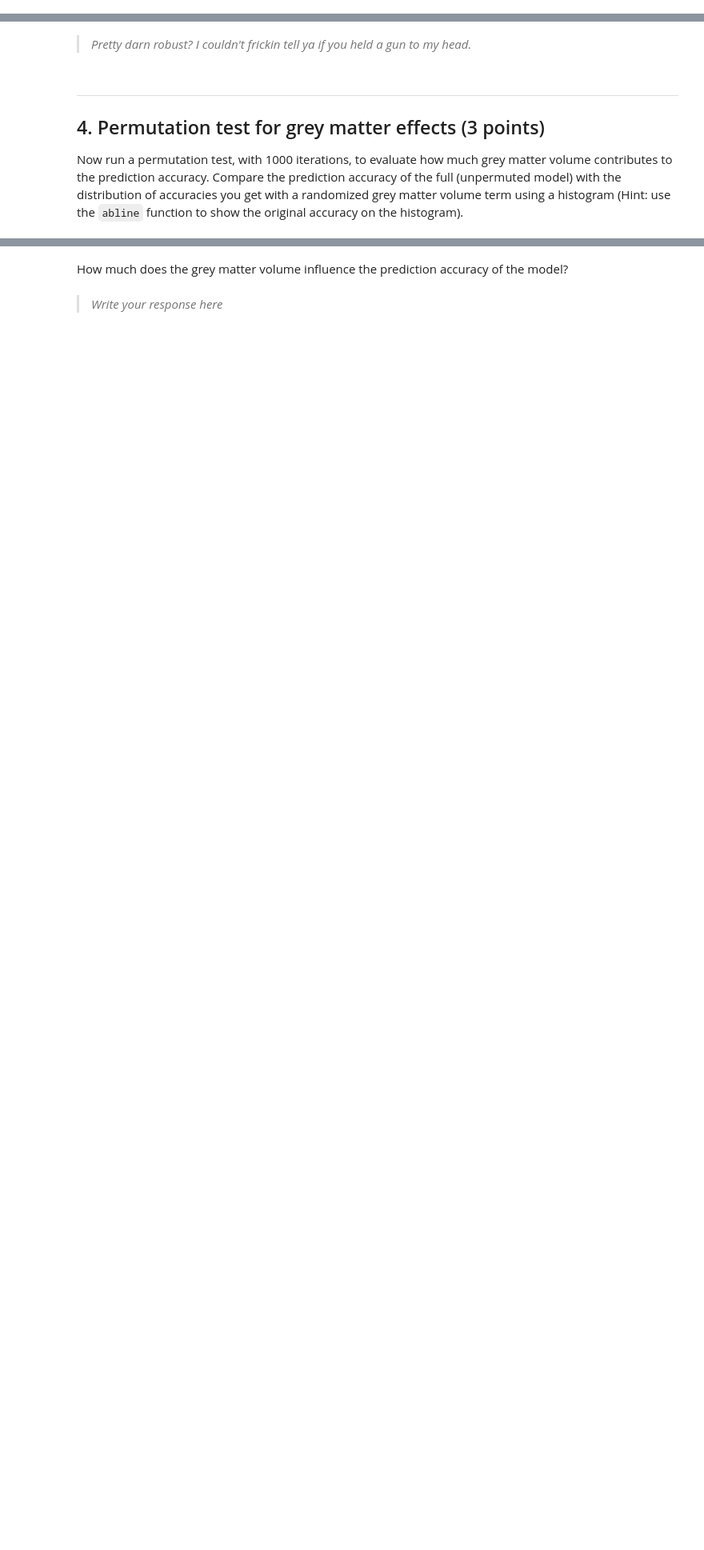
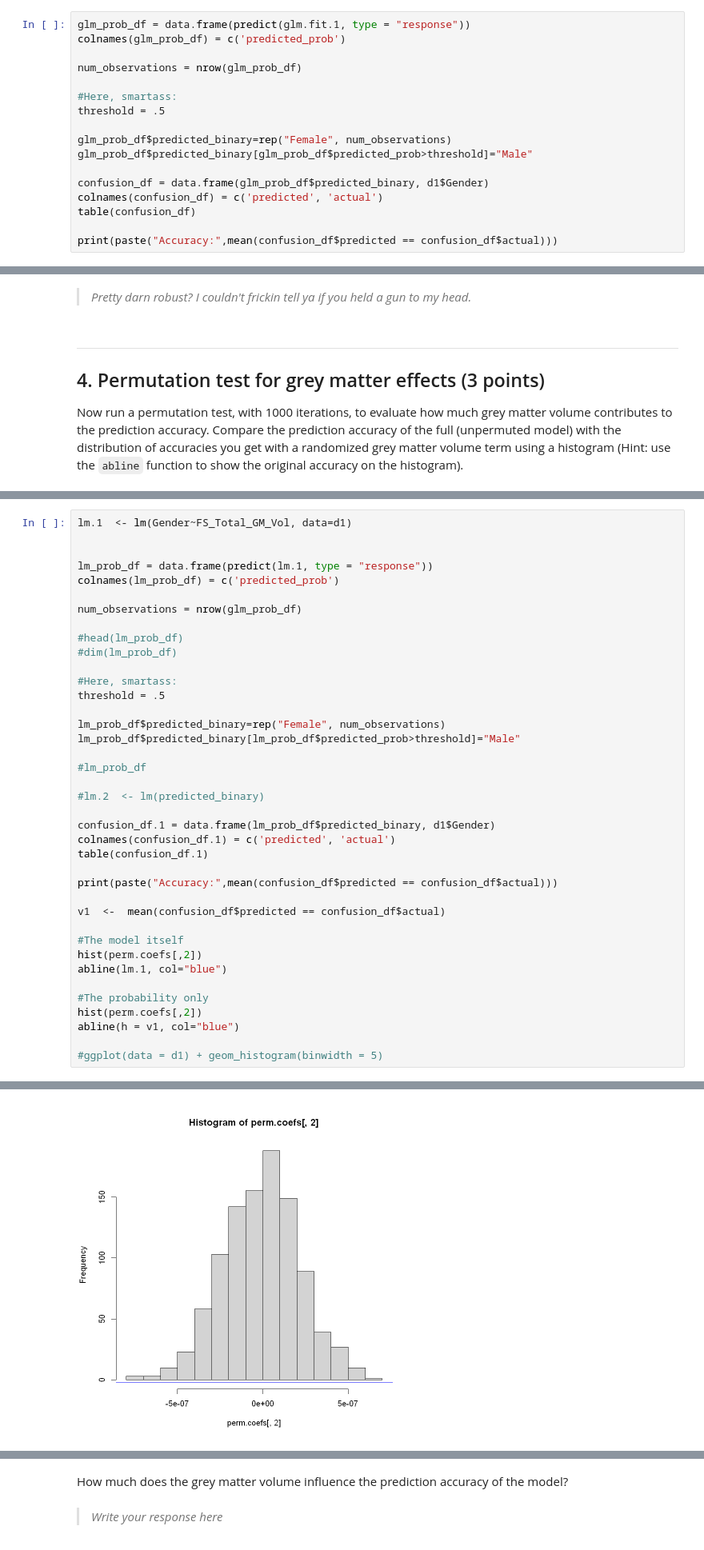
Before and after one commit to alapadat/Lapadat_DSPN_S22, a Jupyter notebook: book/exercises/10-19/Exercise13_resampling-methods.ipynb, the cells around one changed output, grey strips where cells are left out. Shown at 80% size. Drawn from its saved outputs; the diff is of its cells as text; blank space fills up the shorter version.

```diff
--- a/book/exercises/10-19/Exercise13_resampling-methods.ipynb
+++ b/book/exercises/10-19/Exercise13_resampling-methods.ipynb
@@ -125,0 +118,17 @@ cv.err
+# %%
+glm_prob_df = data.frame(predict(glm.fit.1, type = "response"))
+colnames(glm_prob_df) = c('predicted_prob')
+
+num_observations = nrow(glm_prob_df)
+
+#Here, smartass:
+threshold = .5
+
+glm_prob_df$predicted_binary=rep("Female", num_observations)
+glm_prob_df$predicted_binary[glm_prob_df$predicted_prob>threshold]="Male"
+
+confusion_df = data.frame(glm_prob_df$predicted_binary, d1$Gender)
+colnames(confusion_df) = c('predicted', 'actual')
+table(confusion_df)
+
+print(paste("Accuracy:",mean(confusion_df$predicted == confusion_df$actual)))
@@ -233,0 +241,40 @@ Warning message in Ops.factor(y, z$residuals):
+# %%
+lm.1  <- lm(Gender~FS_Total_GM_Vol, data=d1)
+
+
+lm_prob_df = data.frame(predict(lm.1, type = "response"))
+colnames(lm_prob_df) = c('predicted_prob')
+
+num_observations = nrow(glm_prob_df)
+
+#head(lm_prob_df)
+#dim(lm_prob_df)
+
+#Here, smartass:
+threshold = .5
+
+lm_prob_df$predicted_binary=rep("Female", num_observations)
+lm_prob_df$predicted_binary[lm_prob_df$predicted_prob>threshold]="Male"
+
+#lm_prob_df
+
+#lm.2  <- lm(predicted_binary)
+
+confusion_df.1 = data.frame(lm_prob_df$predicted_binary, d1$Gender)
+colnames(confusion_df.1) = c('predicted', 'actual')
+table(confusion_df.1)
+
+print(paste("Accuracy:",mean(confusion_df$predicted == confusion_df$actual)))
+
+v1  <-  mean(confusion_df$predicted == confusion_df$actual)
+
+#The model itself
+hist(perm.coefs[,2])
+abline(lm.1, col="blue")
+
+#The probability only
+hist(perm.coefs[,2])
+abline(h = v1, col="blue")
+
+#ggplot(data = d1) + geom_histogram(binwidth = 5)
+# %% [output]
@@ -233,0 +289 @@ Warning message in Ops.factor(y, z$residuals):
+[figure, added]
```
Also changed, not shown: parts of 12 cells of this notebook.
